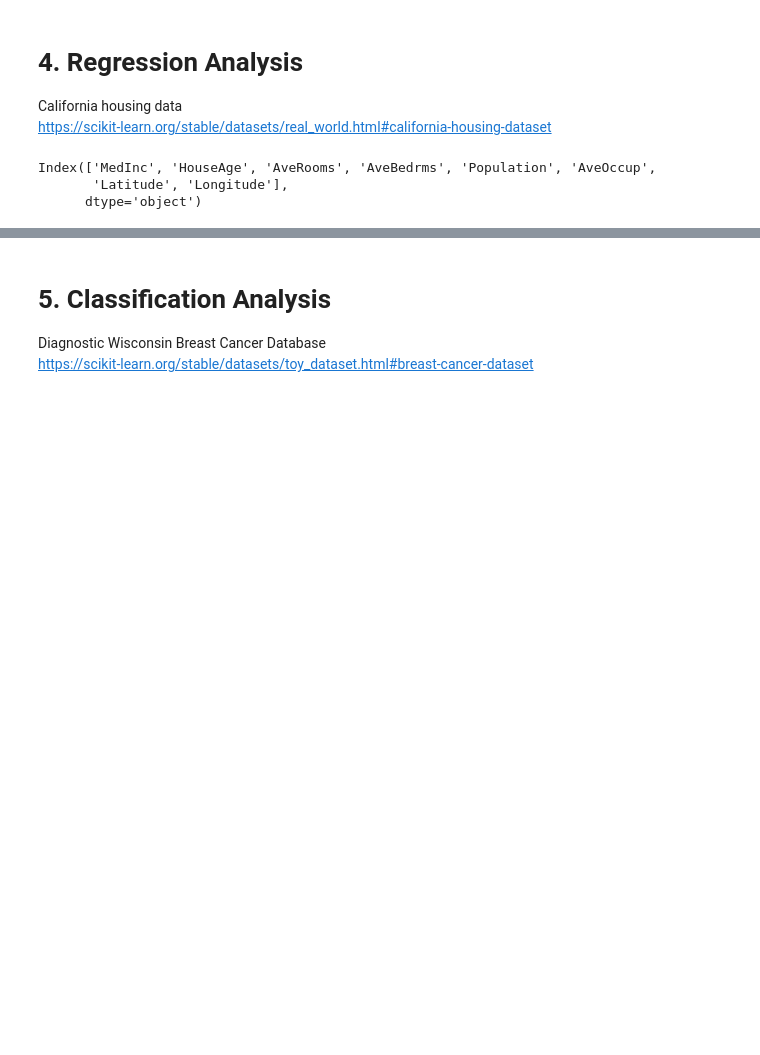
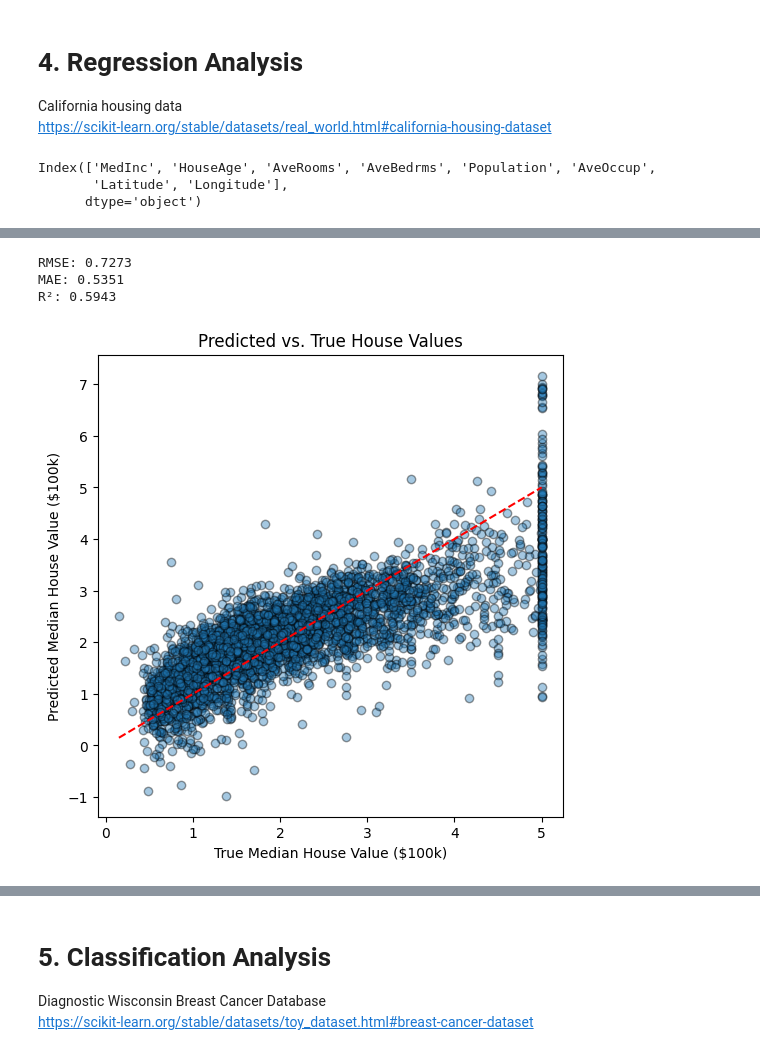
Before and after one commit to kayleepho/MATH-5750-Project-1, a Jupyter notebook: project1.ipynb, the cells around one changed output, grey strips where cells are left out. Saved outputs shown, nothing was run; the diff lists cells and outputs as text; code cells hidden in the pictures; blank space fills up the shorter version.

```diff
--- a/project1.ipynb
+++ b/project1.ipynb
@@ -63,0 +82,24 @@ y_pred = model.predict(X_test)  #Predictions
+# %%
+# --- Model Performance ---
+rmse = np.sqrt(mean_squared_error(y_test, y_pred))
+mae = mean_absolute_error(y_test, y_pred)
+r2 = r2_score(y_test, y_pred)
+
+print(f"RMSE: {rmse:.4f}")
+print(f"MAE: {mae:.4f}")
+print(f"R²: {r2:.4f}")
+# %% [output]
+RMSE: 0.7273
+MAE: 0.5351
+R²: 0.5943
+# %%
+# --- Scatterplot: Predicted vs True ---
+plt.figure(figsize=(6,6))
+plt.scatter(y_test, y_pred, alpha=0.4, edgecolor='k')
+plt.plot([y_test.min(), y_test.max()], [y_test.min(), y_test.max()], "r--")
+plt.xlabel("True Median House Value ($100k)")
+plt.ylabel("Predicted Median House Value ($100k)")
+plt.title("Predicted vs. True House Values")
+plt.show()
+# %% [output]
+[figure, added]
```
Also changed, not shown: parts of 4 cells of this notebook.
